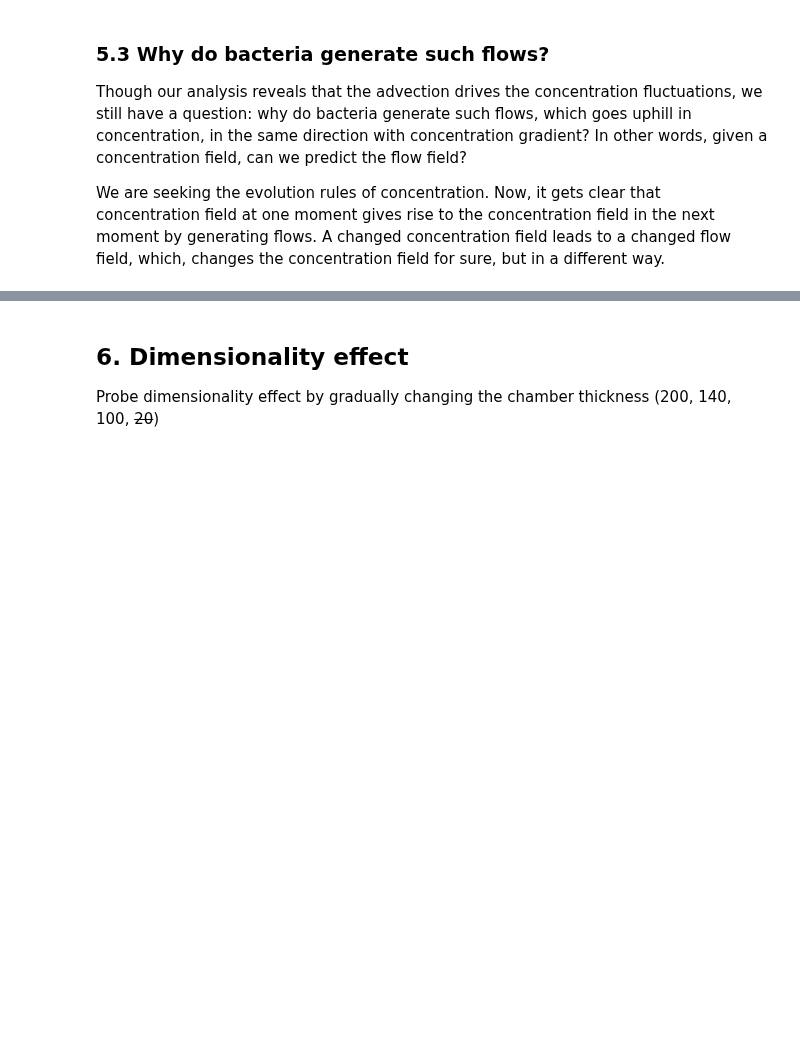
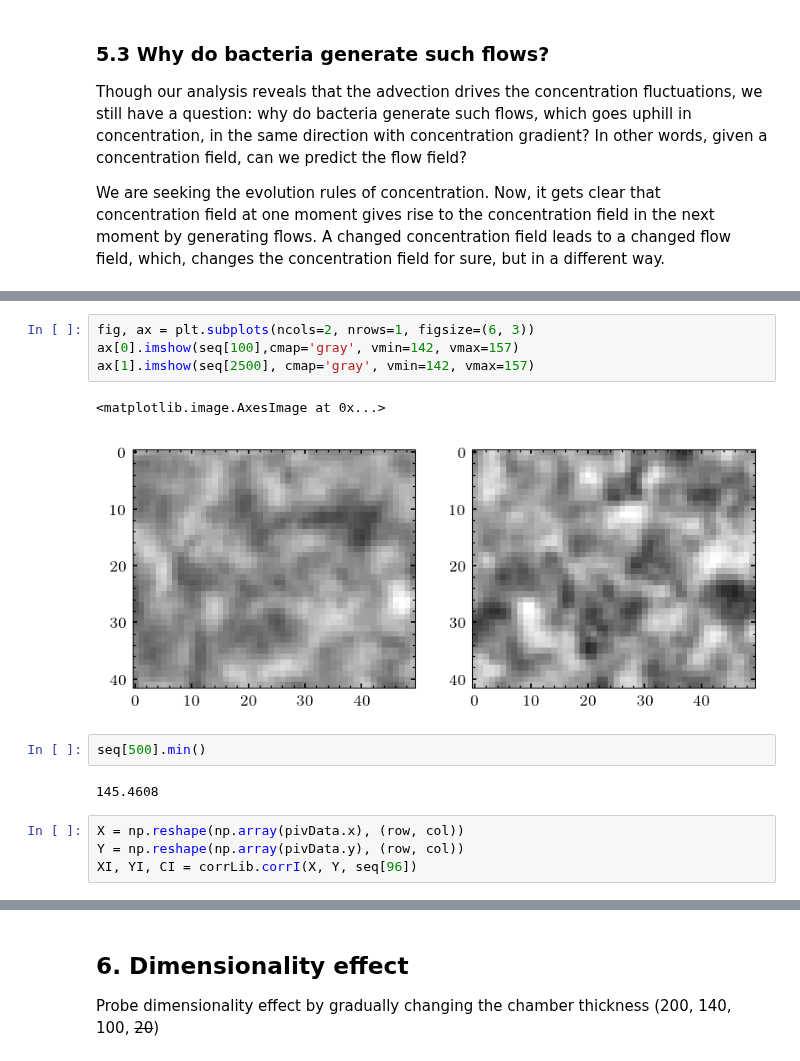
Before and after one commit to ZLoverty/Python, a Jupyter notebook: Correlation/src/Figures.ipynb, the cells around one changed output, grey strips where cells are left out. Saved outputs shown, nothing was run; the diff lists cells and outputs as text; blank space fills up the shorter version.

```diff
--- a/Correlation/src/Figures.ipynb
+++ b/Correlation/src/Figures.ipynb
@@ -313,0 +375,15 @@ We are seeking the evolution rules of concentration. Now, it gets clear that con
+# %%
+fig, ax = plt.subplots(ncols=2, nrows=1, figsize=(6, 3))
+ax[0].imshow(seq[100],cmap='gray', vmin=142, vmax=157)
+ax[1].imshow(seq[2500], cmap='gray', vmin=142, vmax=157)
+# %% [output]
+<matplotlib.image.AxesImage at 0x...>
+[figure, added]
+# %%
+seq[500].min()
+# %% [output]
+145.4608
+# %%
+X = np.reshape(np.array(pivData.x), (row, col))
+Y = np.reshape(np.array(pivData.y), (row, col))
+XI, YI, CI = corrLib.corrI(X, Y, seq[96])
```
Also changed, not shown: parts of 12 cells of this notebook, 1 other file.
